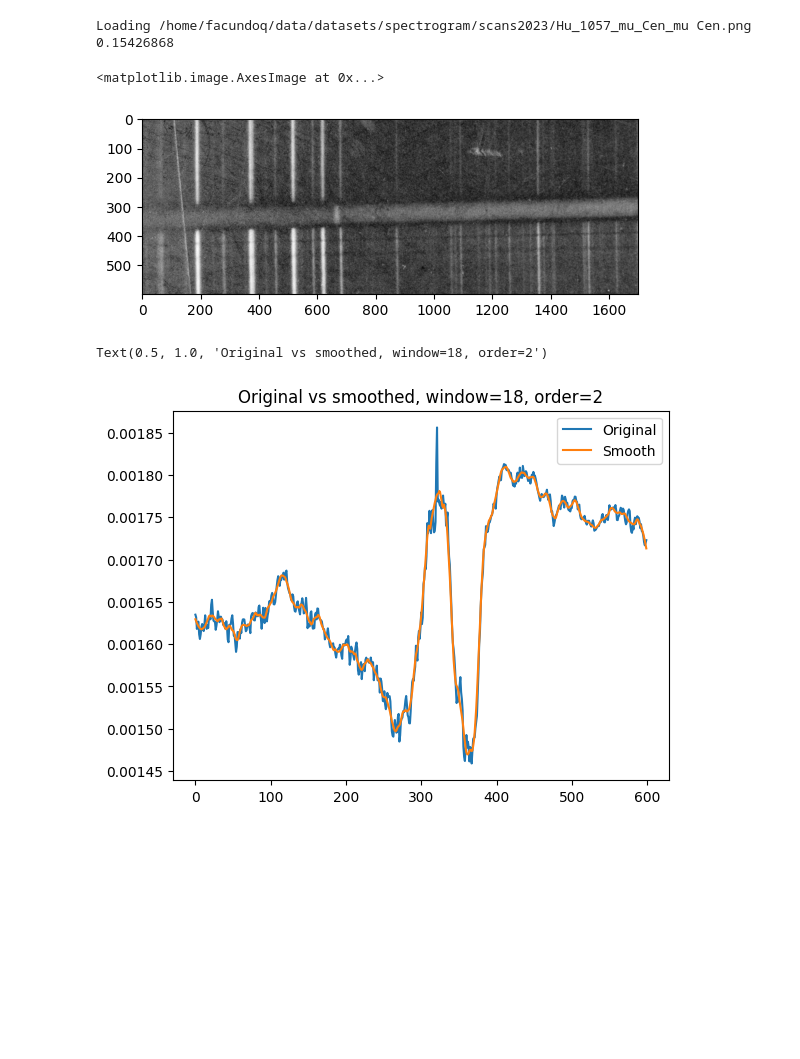
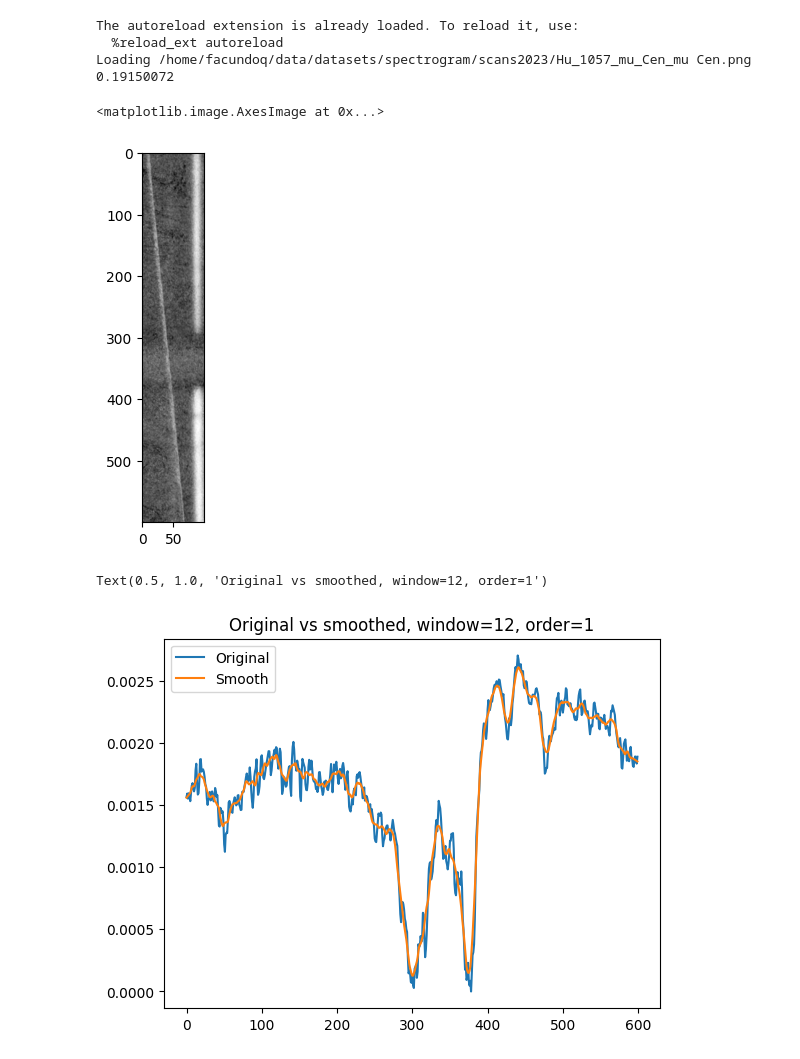
Before and after one commit to facundoq/spectrogen, a Jupyter notebook: reduce.ipynb, the cells around one changed output. Cells and saved outputs as stored; diff of their text form; code cells hidden in the pictures; blank space fills up the shorter version.

```diff
--- a/reduce.ipynb
+++ b/reduce.ipynb
@@ -1,45 +1,56 @@
 # %%
+%load_ext autoreload
+%autoreload 2
+
 from pathlib import Path
 import numpy as np
 import matplotlib.pyplot as plt
 from matplotlib.image import imread
 
 folder = Path("/home/facundoq/data/datasets/spectrogram/scans2023/")
 
 file = 10
 files = list([x for x in folder.iterdir() if x.is_file()])
 
 filepath = files[file]
 
 print(f"Loading {filepath}")
 
 
-image = 1-imread(filepath)[600:1200,500:2200]
+image = 1-imread(filepath)
+image = image[600:1200,600:700]
 print(image.min())
 plt.imshow(image,cmap="gray")
 # %% [output]
+The autoreload extension is already loaded. To reload it, use:
+  %reload_ext autoreload
 Loading /home/facundoq/data/datasets/spectrogram/scans2023/Hu_1057_mu_Cen_mu Cen.png
-0.15426868
+0.19150072
 <matplotlib.image.AxesImage at 0x...>
-[figure, old version]
+[figure, new version]
 # %%
+
 from scipy.signal import savgol_filter
-x = np.arange(image.shape[0]).reshape(-1,1)
-y = (image.max(axis=1)*0.2+image.mean(axis=1)*0.8)
-y = y/y.sum()
-plt.plot(x,y,label="Original")
-n,d=x.shape
-#smoothing
-window_size = int(n*0.03)
-polyorder = 2
-y = savgol_filter(y,window_size,polyorder)
-y = y/y.sum()
+def image_to_signals_distribution(image,window_size,polyorder):
+    n,m=image.shape
+    x = np.arange(n)
+    y = (image.max(axis=1)*0.2+image.mean(axis=1)*0.8)
+    y = y -y.min()
+    y = y/y.sum()
+    plt.plot(x,y,label="Original")
+    #smoothing
+    y = savgol_filter(y,window_size,polyorder)
+    y = y/y.sum()
+    return x,y
+n,m=image.shape
+window_size,polyorder = int(n*0.02),1
+x,y = image_to_signals_distribution(image,window_size,polyorder)
 plt.plot(x,y,label="Smooth")
 plt.legend()
 plt.title(f"Original vs smoothed, window={window_size}, order={polyorder}")
 # %% [output]
-Text(0.5, 1.0, 'Original vs smoothed, window=18, order=2')
+Text(0.5, 1.0, 'Original vs smoothed, window=12, order=1')
-[figure, old version]
+[figure, new version]
 # %%
 from scipy.signal import find_peaks,savgol_filter
 def find_spectra(x,y):
```
Also changed, not shown: parts of 7 cells of this notebook, 4 other files.
